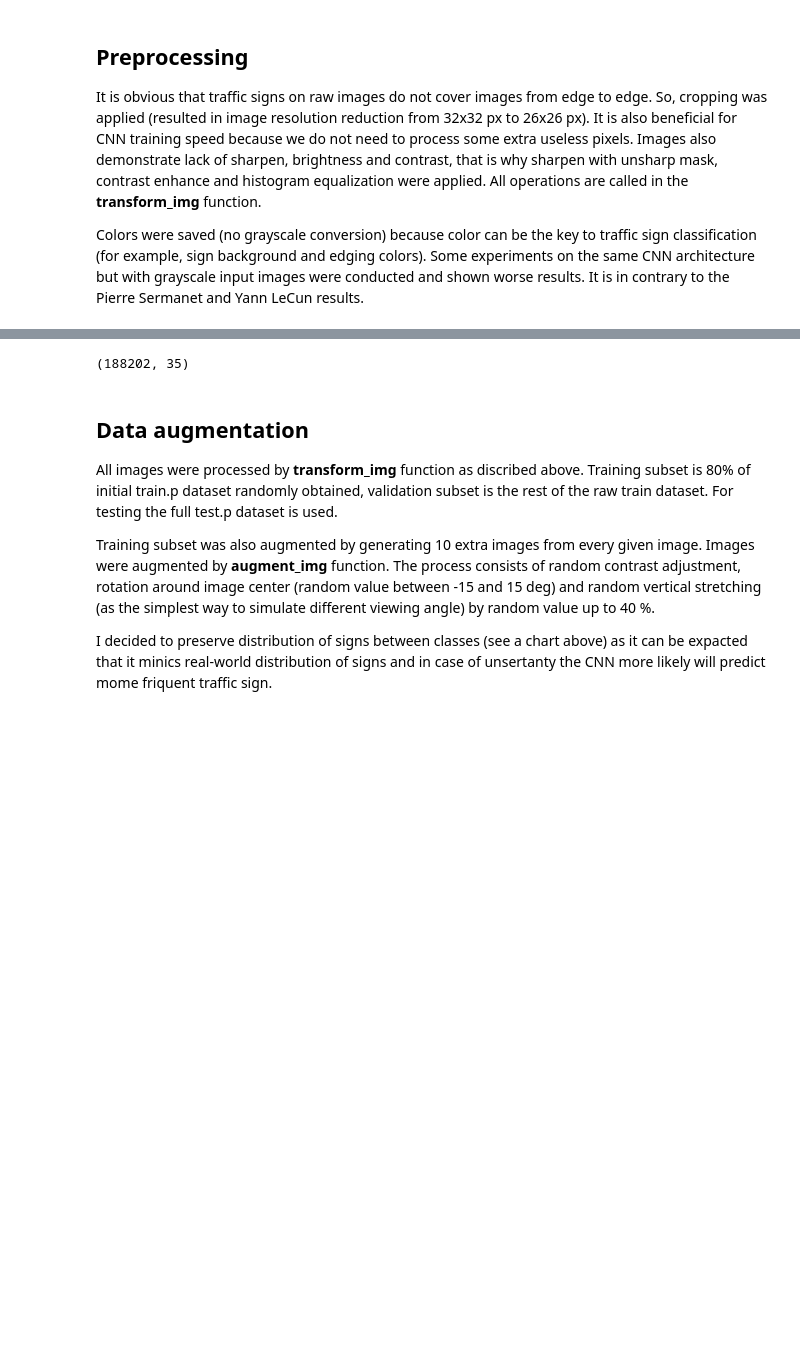
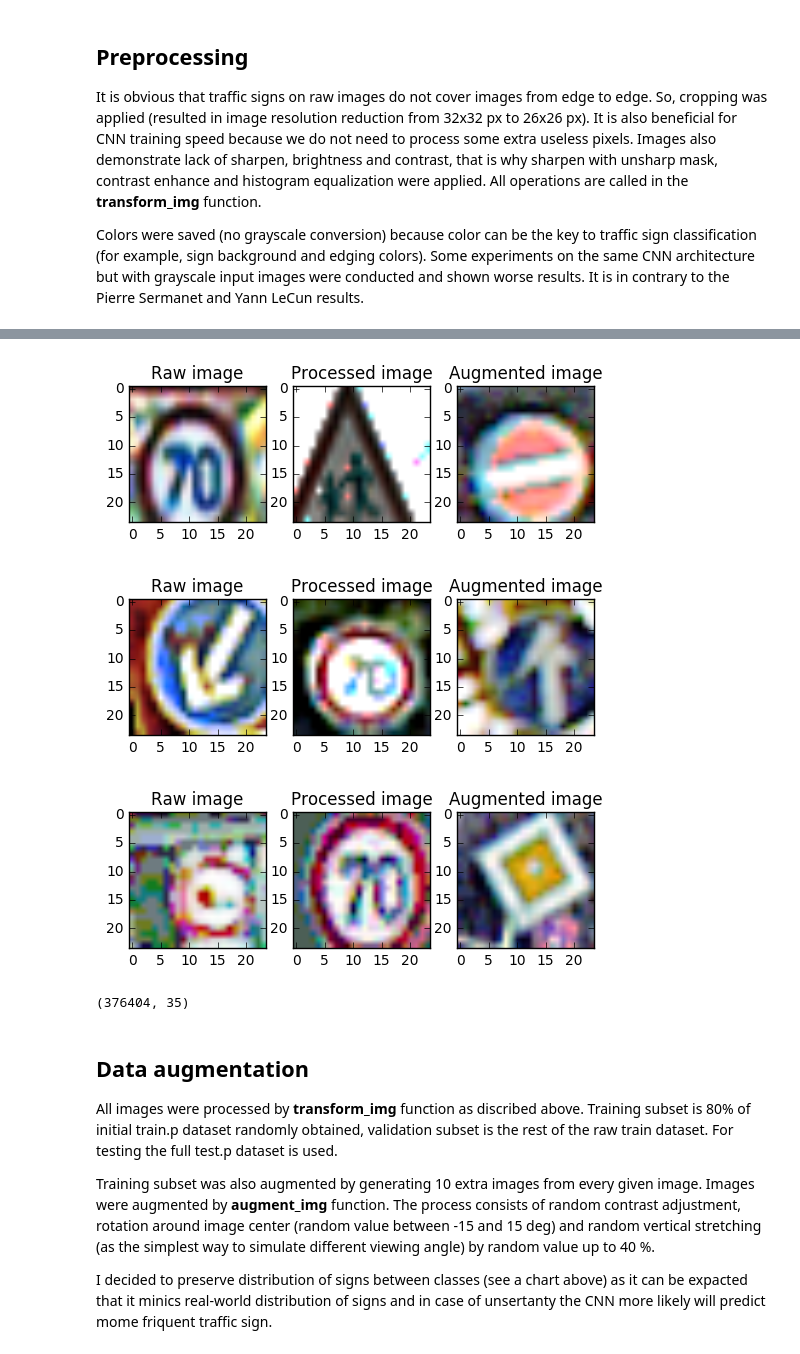
Before and after one commit to NikolasEnt/Traffic-Sign-Classifier, a Jupyter notebook: Traffic_Sign_Classifier-2Net.ipynb, the cells around one changed output, grey strips where cells are left out. Cells and saved outputs as stored; diff of their text form; code cells hidden in the pictures; blank space fills up the shorter version.

```diff
--- a/Traffic_Sign_Classifier-2Net.ipynb
+++ b/Traffic_Sign_Classifier-2Net.ipynb
@@ -309,3 +334,12 @@ Total number of images in the validation Speed limit dataset =  2715
+# %%
+m=len(X_train_aug)
+show3img(X_train_aug[np.random.randint(m)], X_train_aug[np.random.randint(m)], X_train_aug[np.random.randint(m)])
+show3img(X_train_aug[np.random.randint(m)], X_train_aug[np.random.randint(m)], X_train_aug[np.random.randint(m)])
+show3img(X_train_aug[np.random.randint(m)], X_train_aug[np.random.randint(m)], X_train_aug[np.random.randint(m)])
+# %% [output]
+[figure, added]
+[figure, added]
+[figure, added]
 # %%
 #One Hot encode the labels to the variable y_one_hot
 
@@ -315,10 +349,11 @@ y_train_aug_one_hot = label_binarizer.fit_transform(y_train_aug)
 y_val_prep_one_hot = label_binarizer.fit_transform(y_val_prep)
 y_train_sl_one_hot = label_binarizer.fit_transform(y_train_sl)
 y_val_sl_one_hot = label_binarizer.fit_transform(y_val_sl)
+y_test_one_hot = label_binarizer.fit_transform(y_test)
 
 print(y_train_aug_one_hot.shape)
 # %% [output]
-(188202, 35)
+(376404, 35)
 # %% [markdown]
 ## Data augmentation
 
```
Also changed, not shown: parts of 17 cells of this notebook.
